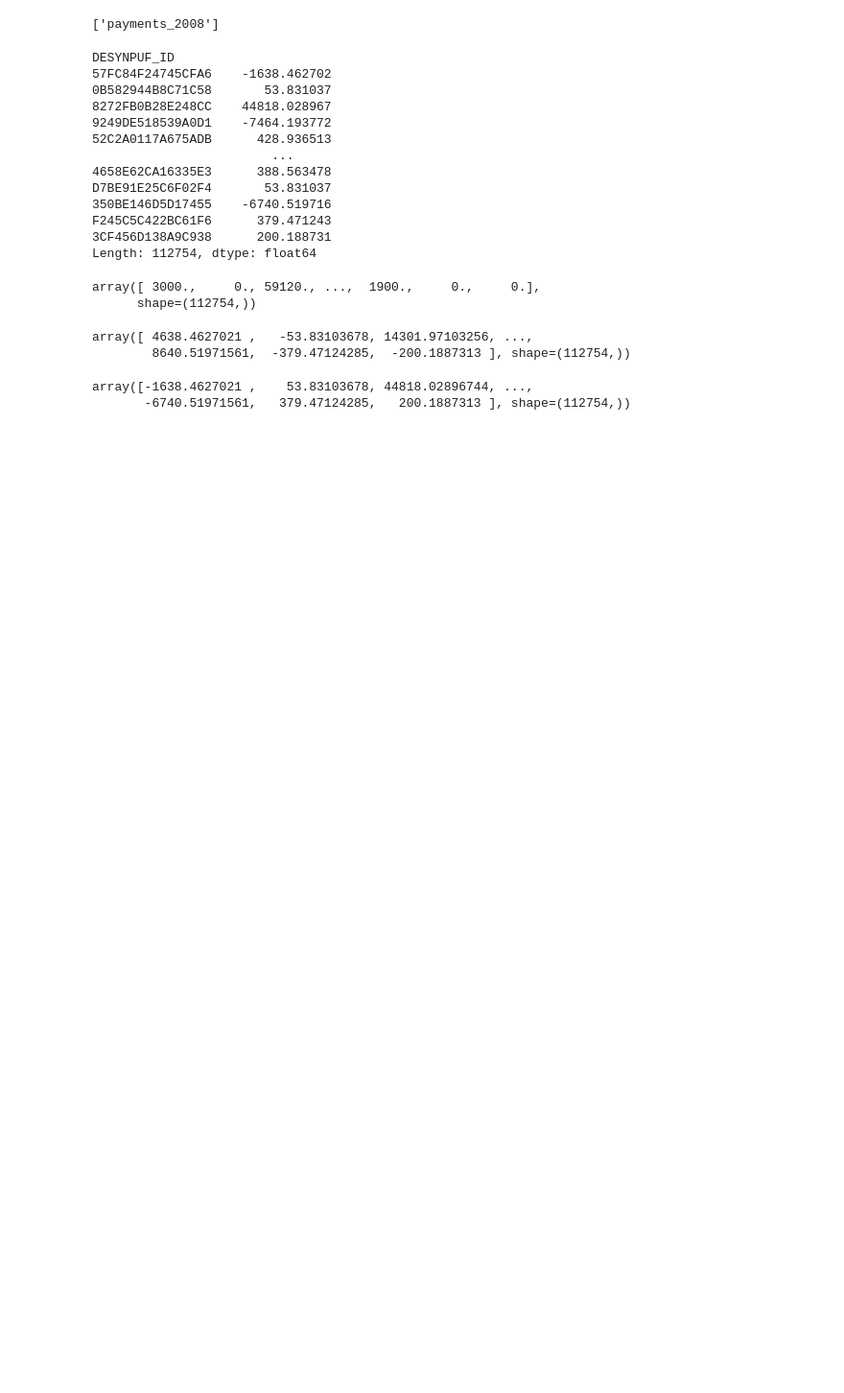
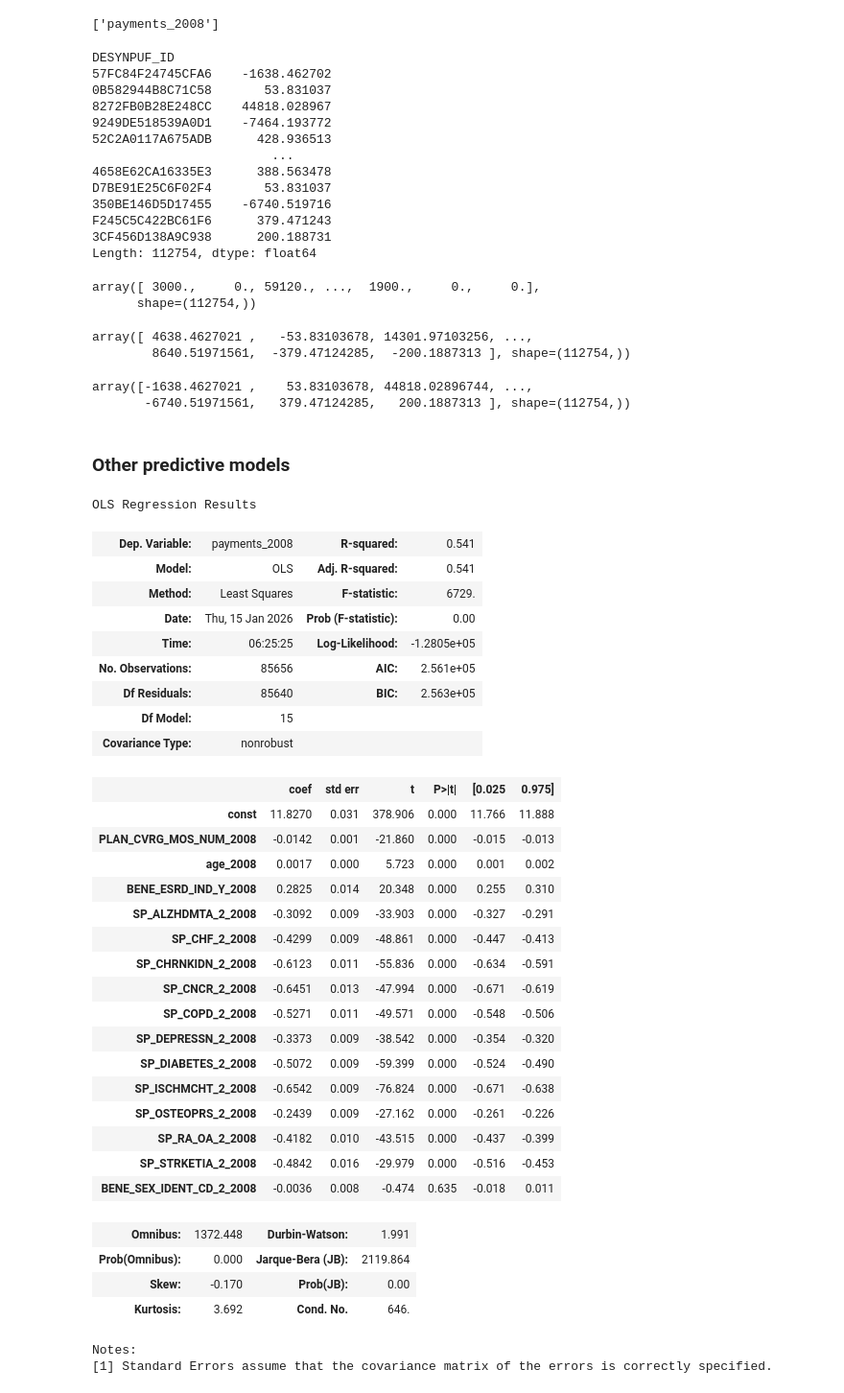
Before and after one commit to sylvaingchassang/generous_dynamic_contracting, a Jupyter notebook: gdc/cms/notebooks/cms_overview.ipynb, the cells around one changed output. Shown at 96% size. Drawn from its saved outputs; the diff is of its cells as text; code cells hidden in the pictures; blank space fills up the shorter version.

```diff
--- a/gdc/cms/notebooks/cms_overview.ipynb
+++ b/gdc/cms/notebooks/cms_overview.ipynb
@@ -62,6 +85,3 @@ df_merged_covariates[relevant_cols(CB.cc_diabetes)].corr()
 relevant_cols('2008', df_merged_payments)
 # %% [output]
 ['payments_2008']
-# %%
-y = df_merged_payments[relevant_cols('2008', df_merged_payments)]
-X = sm.add_constant(df_merged_covariates[relevant_cols('2008')])
@@ -71,3 +88,11 @@ res = model.fit()
+# %%
+year = str(2009)
+y = df_merged_payments[relevant_cols(year, df_merged_payments)]
+X = sm.add_constant(df_merged_covariates[relevant_cols(year)])
+
+model = sm.OLS(y, X, missing='drop')
+res = model.fit()
+res.summary()
 # %%
 res.resid
 # %% [output]
@@ -99,3 +124,9 @@ y.values[:,0] - res.predict()
 # %% [output]
 array([-1638.4627021 ,    53.83103678, 44818.02896744, ...,
        -6740.51971561,   379.47124285,   200.1887313 ], shape=(112754,))
+# %% [markdown]
+### Other predictive models
+# %%
+year = str(2008)
+y = df_merged_payments[relevant_cols(year, df_merged_payments)[0]]
+X = sm.add_constant(df_merged_covariates[relevant_cols(year)])
@@ -101,0 +141,45 @@ array([-1638.4627021 ,    53.83103678, 44818.02896744, ...,
+# %%
+# --- 2) Amount model among users: E[y | y > 0, X] ---
+mask_pos = (y > 0) & y.notna()
+
+y_pos = y.loc[mask_pos]
+X_pos = X.loc[mask_pos]
+
+y_pos_ihs = np.arcsinh(y_pos)
+
+res_amt = sm.OLS(y_pos_ihs, X_pos, missing="drop").fit()
+res_amt.summary()
+# %% [output]
+OLS Regression Results
+| Dep. Variable: | payments_2008 | R-squared: | 0.541 |
+| Model: | OLS | Adj. R-squared: | 0.541 |
+| Method: | Least Squares | F-statistic: | 6729. |
+| Date: | Thu, 15 Jan 2026 | Prob (F-statistic): | 0.00 |
+| Time: | 06:25:25 | Log-Likelihood: | -1.2805e+05 |
+| No. Observations: | 85656 | AIC: | 2.561e+05 |
+| Df Residuals: | 85640 | BIC: | 2.563e+05 |
+| Df Model: | 15 |  |  |
+| Covariance Type: | nonrobust |  |  |
+|  | coef | std err | t | P>|t| | [0.025 | 0.975] |
+| const | 11.8270 | 0.031 | 378.906 | 0.000 | 11.766 | 11.888 |
+| PLAN_CVRG_MOS_NUM_2008 | -0.0142 | 0.001 | -21.860 | 0.000 | -0.015 | -0.013 |
+| age_2008 | 0.0017 | 0.000 | 5.723 | 0.000 | 0.001 | 0.002 |
+| BENE_ESRD_IND_Y_2008 | 0.2825 | 0.014 | 20.348 | 0.000 | 0.255 | 0.310 |
+| SP_ALZHDMTA_2_2008 | -0.3092 | 0.009 | -33.903 | 0.000 | -0.327 | -0.291 |
+| SP_CHF_2_2008 | -0.4299 | 0.009 | -48.861 | 0.000 | -0.447 | -0.413 |
+| SP_CHRNKIDN_2_2008 | -0.6123 | 0.011 | -55.836 | 0.000 | -0.634 | -0.591 |
+| SP_CNCR_2_2008 | -0.6451 | 0.013 | -47.994 | 0.000 | -0.671 | -0.619 |
+| SP_COPD_2_2008 | -0.5271 | 0.011 | -49.571 | 0.000 | -0.548 | -0.506 |
+| SP_DEPRESSN_2_2008 | -0.3373 | 0.009 | -38.542 | 0.000 | -0.354 | -0.320 |
+| SP_DIABETES_2_2008 | -0.5072 | 0.009 | -59.399 | 0.000 | -0.524 | -0.490 |
+| SP_ISCHMCHT_2_2008 | -0.6542 | 0.009 | -76.824 | 0.000 | -0.671 | -0.638 |
+| SP_OSTEOPRS_2_2008 | -0.2439 | 0.009 | -27.162 | 0.000 | -0.261 | -0.226 |
+| SP_RA_OA_2_2008 | -0.4182 | 0.010 | -43.515 | 0.000 | -0.437 | -0.399 |
+| SP_STRKETIA_2_2008 | -0.4842 | 0.016 | -29.979 | 0.000 | -0.516 | -0.453 |
+| BENE_SEX_IDENT_CD_2_2008 | -0.0036 | 0.008 | -0.474 | 0.635 | -0.018 | 0.011 |
+| Omnibus: | 1372.448 | Durbin-Watson: | 1.991 |
+| Prob(Omnibus): | 0.000 | Jarque-Bera (JB): | 2119.864 |
+| Skew: | -0.170 | Prob(JB): | 0.00 |
+| Kurtosis: | 3.692 | Cond. No. | 646. |
+Notes:
+[1] Standard Errors assume that the covariance matrix of the errors is correctly specified.
```
Also changed, not shown: parts of 27 cells of this notebook, 1 other file.
